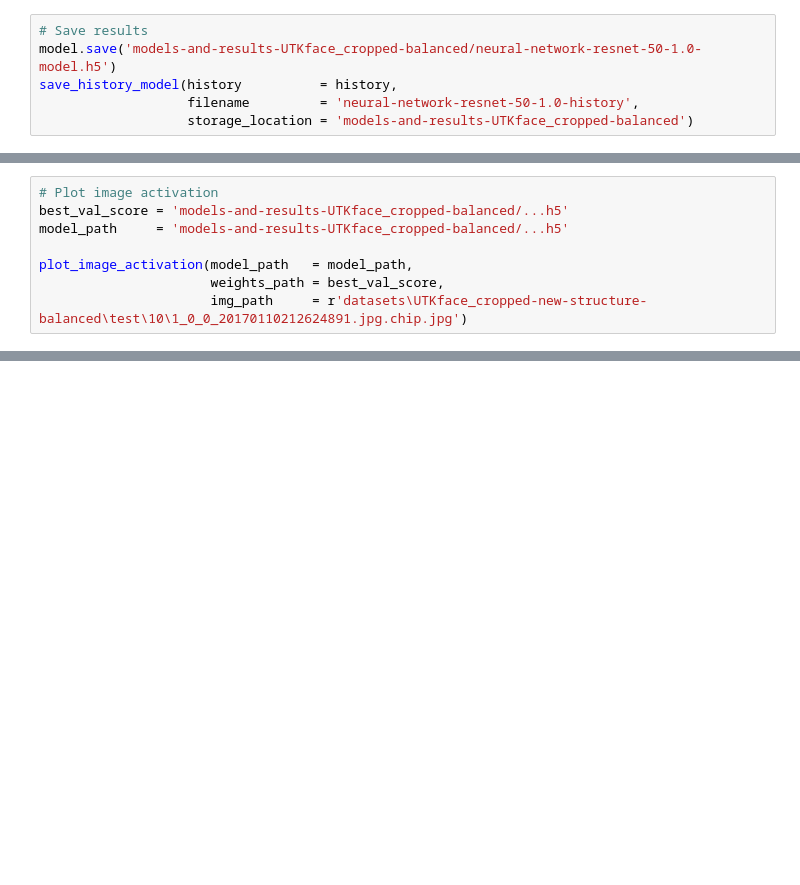
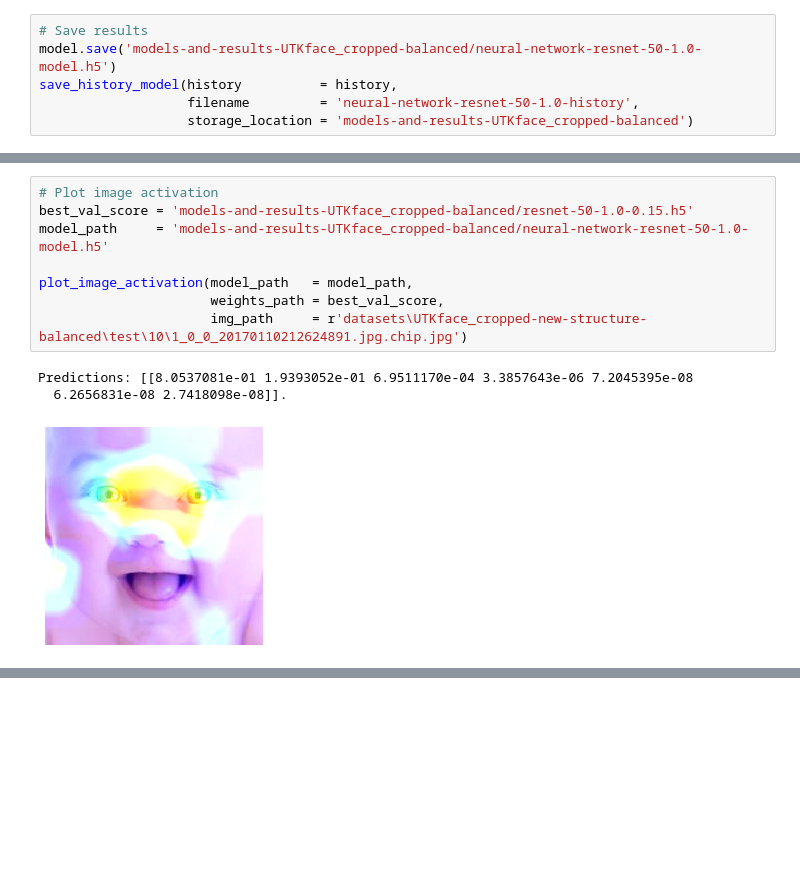
Before and after one commit to paulorijnberg/deep-learning-age-estimation, a Jupyter notebook: notebooks/neural-networks-resnet-UTKface_cropped-balanced.ipynb, the cells around one changed output, grey strips where cells are left out. Drawn from its saved outputs; the diff is of its cells as text; blank space fills up the shorter version.

Commit message:
ran resnet models

```diff
--- a/notebooks/neural-networks-resnet-UTKface_cropped-balanced.ipynb
+++ b/notebooks/neural-networks-resnet-UTKface_cropped-balanced.ipynb
@@ -158,8 +183,12 @@ plot_history(history, line1='loss', line2='val_loss',
 # %%
 # Plot image activation
-best_val_score = 'models-and-results-UTKface_cropped-balanced/...h5'
-model_path     = 'models-and-results-UTKface_cropped-balanced/...h5'
+best_val_score = 'models-and-results-UTKface_cropped-balanced/resnet-50-1.0-0.15.h5'
+model_path     = 'models-and-results-UTKface_cropped-balanced/neural-network-resnet-50-1.0-model.h5'
 
 plot_image_activation(model_path   = model_path,
                       weights_path = best_val_score,
                       img_path     = r'datasets\UTKface_cropped-new-structure-balanced\test\10\1_0_0_20170110212624891.jpg.chip.jpg')
+# %% [output]
+Predictions: [[8.0537081e-01 1.9393052e-01 6.9511170e-04 3.3857643e-06 7.2045395e-08
+  6.2656831e-08 2.7418098e-08]].
+[figure, added]
```
Also changed, not shown: parts of 14 cells of this notebook.
